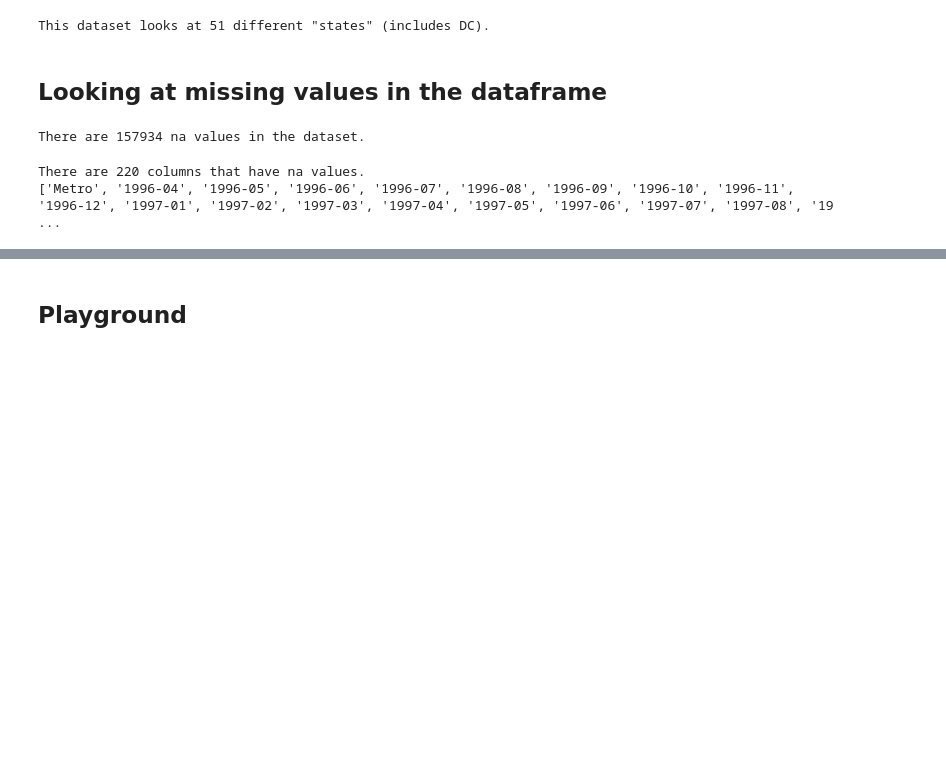
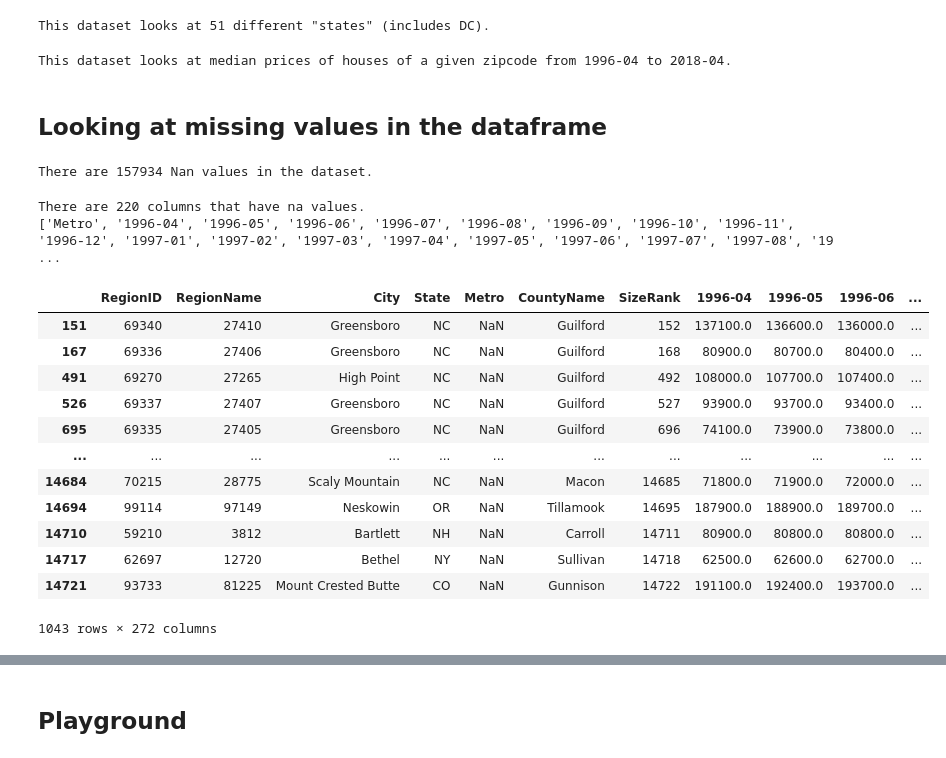
Before and after one commit to stevenkyle2013/ZillowTimeSeries, a Jupyter notebook: Main.ipynb, the cells around one changed output, grey strips where cells are left out. Saved outputs shown, nothing was run; the diff lists cells and outputs as text; code cells hidden in the pictures; blank space fills up the shorter version.

Commit message:
More EDA, looking at data.

```diff
--- a/Main.ipynb
+++ b/Main.ipynb
@@ -33,13 +46,17 @@ So there seems to be no duplicate entries.
 print('This dataset looks at {} different "states" (includes DC).'.format(data['State'].nunique()))
 # %% [output]
 This dataset looks at 51 different "states" (includes DC).
+# %%
+print('This dataset looks at median prices of houses of a given zipcode from 1996-04 to 2018-04.')
+# %% [output]
+This dataset looks at median prices of houses of a given zipcode from 1996-04 to 2018-04.
 # %% [markdown]
 ## Looking at missing values in the dataframe
 # %%
 #Seeing how many na values are in the dataset
-print('There are {} na values in the dataset.'.format(data.isna().sum().sum()))
+print('There are {} Nan values in the dataset.'.format(data.isna().sum().sum()))
 # %% [output]
-There are 157934 na values in the dataset.
+There are 157934 Nan values in the dataset.
 # %%
 #Checking to see what columns have na values.
 column_names = data.columns
@@ -54,3 +71,21 @@ print(na_columns)
 # %% [output]
 There are 220 columns that have na values.
 ['Metro', '1996-04', '1996-05', '1996-06', '1996-07', '1996-08', '1996-09', '1996-10', '1996-11', '1996-12', '1997-01', '1997-02', '1997-03', '1997-04', '1997-05', '1997-06', '1997-07', '1997-08', '19 ...
+# %%
+#Looking at the entries with Nan values for Metro
+len(data.loc[lambda x: x.Metro.isna()])
+data.loc[lambda x: x.Metro.isna()]
+# %% [output]
+|  | RegionID | RegionName | City | State | Metro | CountyName | SizeRank | 1996-04 | 1996-05 | 1996-06 | ... |
+| 151 | 69340 | 27410 | Greensboro | NC | NaN | Guilford | 152 | 137100.0 | 136600.0 | 136000.0 | ... |
+| 167 | 69336 | 27406 | Greensboro | NC | NaN | Guilford | 168 | 80900.0 | 80700.0 | 80400.0 | ... |
+| 491 | 69270 | 27265 | High Point | NC | NaN | Guilford | 492 | 108000.0 | 107700.0 | 107400.0 | ... |
+| 526 | 69337 | 27407 | Greensboro | NC | NaN | Guilford | 527 | 93900.0 | 93700.0 | 93400.0 | ... |
+| 695 | 69335 | 27405 | Greensboro | NC | NaN | Guilford | 696 | 74100.0 | 73900.0 | 73800.0 | ... |
+| ... | ... | ... | ... | ... | ... | ... | ... | ... | ... | ... | ... |
+| 14684 | 70215 | 28775 | Scaly Mountain | NC | NaN | Macon | 14685 | 71800.0 | 71900.0 | 72000.0 | ... |
+| 14694 | 99114 | 97149 | Neskowin | OR | NaN | Tillamook | 14695 | 187900.0 | 188900.0 | 189700.0 | ... |
+| 14710 | 59210 | 3812 | Bartlett | NH | NaN | Carroll | 14711 | 80900.0 | 80800.0 | 80800.0 | ... |
+| 14717 | 62697 | 12720 | Bethel | NY | NaN | Sullivan | 14718 | 62500.0 | 62600.0 | 62700.0 | ... |
+| 14721 | 93733 | 81225 | Mount Crested Butte | CO | NaN | Gunnison | 14722 | 191100.0 | 192400.0 | 193700.0 | ... |
+1043 rows × 272 columns
```
Also changed, not shown: parts of 14 cells of this notebook.
